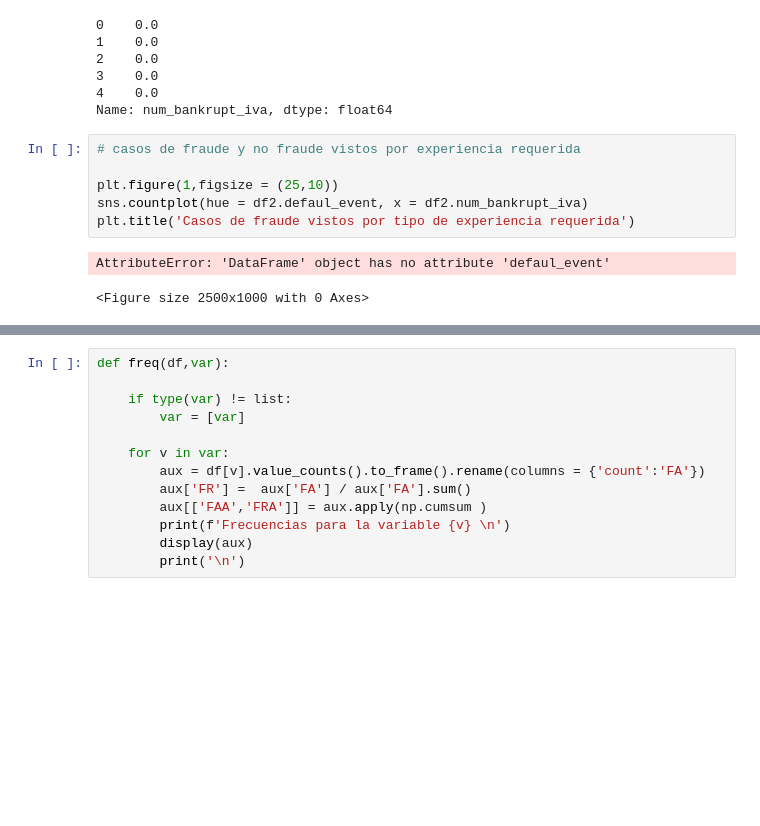
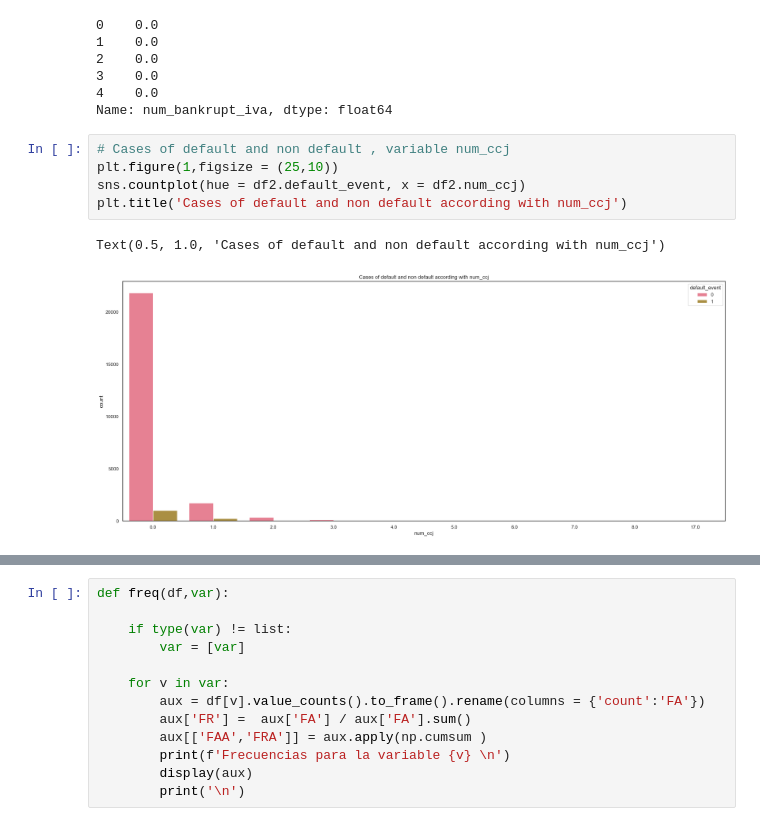
Before and after one commit to danpa26/CredRisk, a Jupyter notebook: one_yr_pd/one_year_pd.ipynb, the cells around one changed output, grey strips where cells are left out. Cells and saved outputs as stored; diff of their text form; blank space fills up the shorter version.

Commit message:
plotting of correlation

```diff
--- a/one_yr_pd/one_year_pd.ipynb
+++ b/one_yr_pd/one_year_pd.ipynb
@@ -162,12 +161,11 @@ df2['num_bankrupt_iva'].head()
 3    0.0
 4    0.0
 Name: num_bankrupt_iva, dtype: float64
-# %%
-# casos de fraude y no fraude vistos por experiencia requerida
-
-plt.figure(1,figsize = (25,10))
-sns.countplot(hue = df2.defaul_event, x = df2.num_bankrupt_iva)
-plt.title('Casos de fraude vistos por tipo de experiencia requerida')
-# %% [output]
-AttributeError: 'DataFrame' object has no attribute 'defaul_event'
-<Figure size 2500x1000 with 0 Axes>
+# %%
+# Cases of default and non default , variable num_ccj
+plt.figure(1,figsize = (25,10))
+sns.countplot(hue = df2.default_event, x = df2.num_ccj)
+plt.title('Cases of default and non default according with num_ccj')
+# %% [output]
+Text(0.5, 1.0, 'Cases of default and non default according with num_ccj')
+[figure, added]
```
Also changed, not shown: parts of 28 cells of this notebook.
